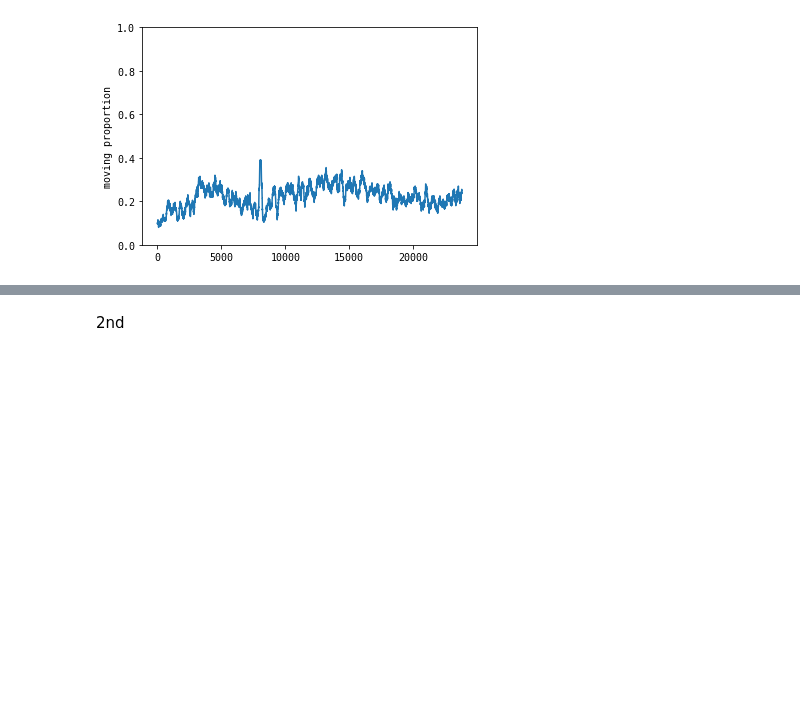
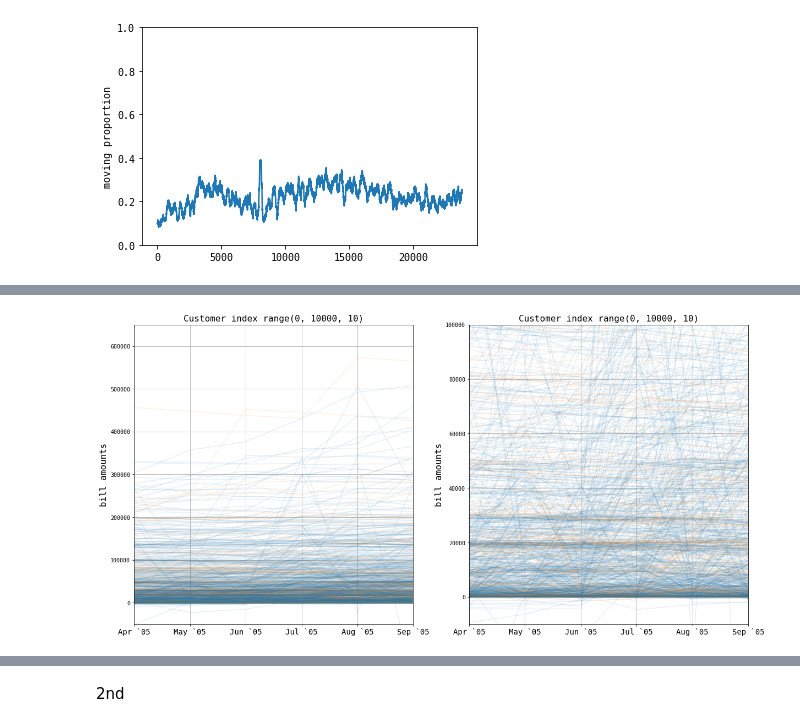
Before and after one commit to sinwall/221117_MLBasic, a Jupyter notebook: byungchang/starter_default.ipynb, the cells around one changed output, grey strips where cells are left out. Saved outputs shown, nothing was run; the diff lists cells and outputs as text; code cells hidden in the pictures; blank space fills up the shorter version.

```diff
--- a/byungchang/starter_default.ipynb
+++ b/byungchang/starter_default.ipynb
@@ -161,0 +175,14 @@ plt.show(); plt.close()
+# %%
+plt.subplots(ncols=2, figsize=(20, 10))
+for i in range(2):
+    plt.subplot(1, 2, i+1)
+    for idx in range(0, 10000, 10):
+        plt.plot(np.arange(6), bill_amts[idx, -1:-7:-1], color=f'C{y_train[idx]}', alpha=0.1)
+    plt.xlim(0, 5); plt.xticks(np.arange(6), labels=['Apr `05', 'May `05', 'Jun `05', 'Jul `05', 'Aug `05', 'Sep `05'], fontsize=14)
+    plt.ylim(-50000, 650000); plt.ylabel('bill amounts', fontsize=16)
+    plt.title(f'Customer index range(0, 10000, 10)', fontsize=16)
+    plt.grid()
+plt.ylim(-10000, 100000)
+plt.show(); plt.close()
+# %% [output]
+[figure, added]
```
Also changed, not shown: parts of 6 cells of this notebook.
